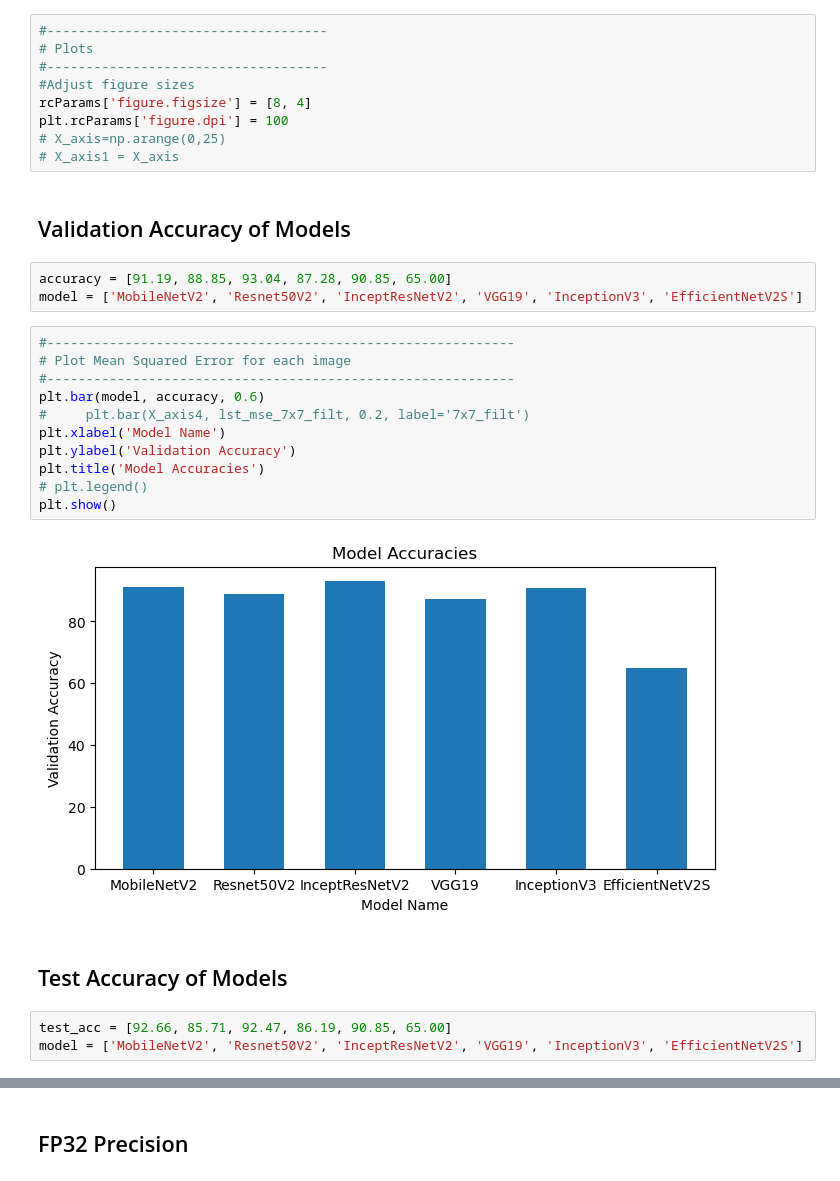
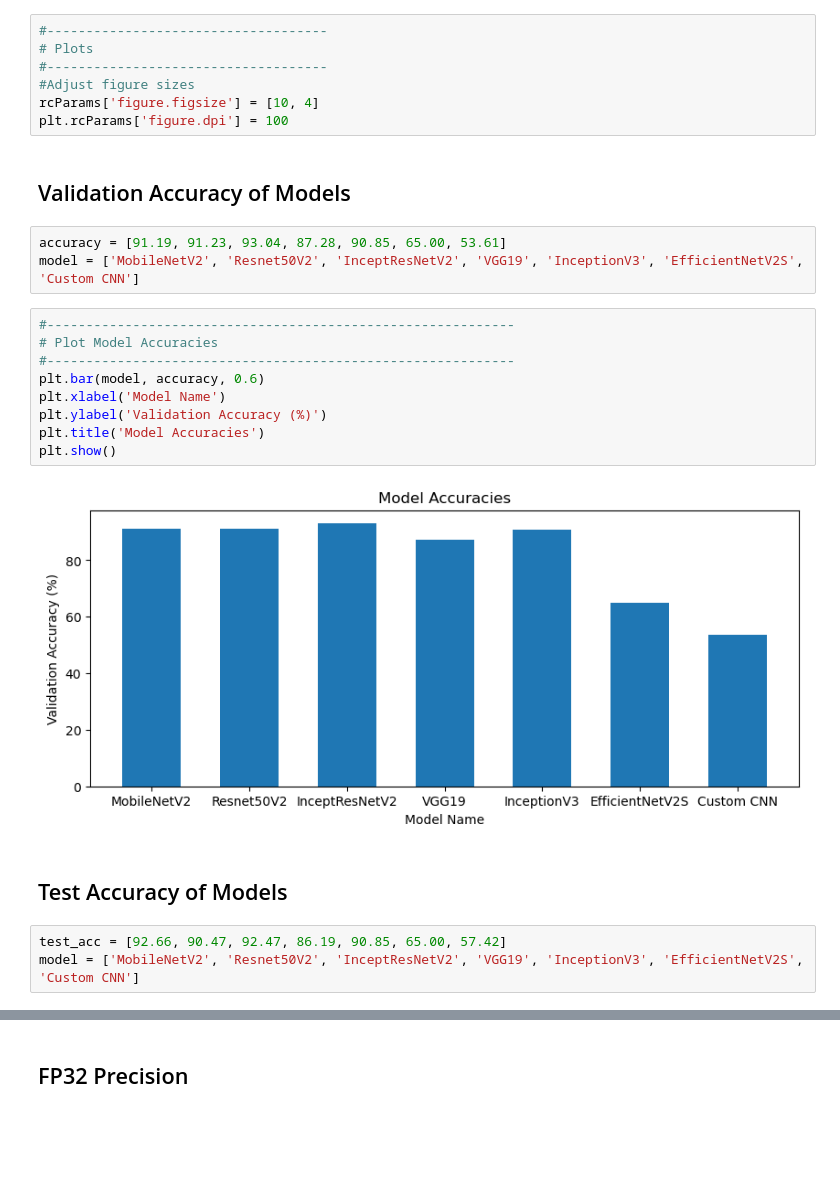
Before and after one commit to MiraGaikwad/NCS2_Remote_Sensing_Scene_classification, a Jupyter notebook: Model_Comparisions_Visualisation/Final_Inference.ipynb, the cells around one changed output, grey strips where cells are left out. Saved outputs shown, nothing was run; the diff lists cells and outputs as text; blank space fills up the shorter version.

Commit message:
Visualisation units were added

```diff
--- a/Model_Comparisions_Visualisation/Final_Inference.ipynb
+++ b/Model_Comparisions_Visualisation/Final_Inference.ipynb
@@ -17,32 +17,28 @@ from tqdm.notebook import tqdm
 # Plots
 #------------------------------------
 #Adjust figure sizes
-rcParams['figure.figsize'] = [8, 4]
+rcParams['figure.figsize'] = [10, 4]
 plt.rcParams['figure.dpi'] = 100
-# X_axis=np.arange(0,25)
-# X_axis1 = X_axis
 # %% [markdown]
 ## Validation Accuracy of Models
 # %%
-accuracy = [91.19, 88.85, 93.04, 87.28, 90.85, 65.00]
-model = ['MobileNetV2', 'Resnet50V2', 'InceptResNetV2', 'VGG19', 'InceptionV3', 'EfficientNetV2S']
+accuracy = [91.19, 91.23, 93.04, 87.28, 90.85, 65.00, 53.61]
+model = ['MobileNetV2', 'Resnet50V2', 'InceptResNetV2', 'VGG19', 'InceptionV3', 'EfficientNetV2S', 'Custom CNN']
 # %%
 #------------------------------------------------------------
-# Plot Mean Squared Error for each image
+# Plot Model Accuracies
 #------------------------------------------------------------
 plt.bar(model, accuracy, 0.6)
-#     plt.bar(X_axis4, lst_mse_7x7_filt, 0.2, label='7x7_filt')
 plt.xlabel('Model Name')
-plt.ylabel('Validation Accuracy')
+plt.ylabel('Validation Accuracy (%)')
 plt.title('Model Accuracies')
-# plt.legend()
 plt.show()
 # %% [output]
-[figure, old version]
+[figure, new version]
 # %% [markdown]
 ## Test Accuracy of Models
 # %%
-test_acc = [92.66, 85.71, 92.47, 86.19, 90.85, 65.00]
-model = ['MobileNetV2', 'Resnet50V2', 'InceptResNetV2', 'VGG19', 'InceptionV3', 'EfficientNetV2S']
+test_acc = [92.66, 90.47, 92.47, 86.19, 90.85, 65.00, 57.42]
+model = ['MobileNetV2', 'Resnet50V2', 'InceptResNetV2', 'VGG19', 'InceptionV3', 'EfficientNetV2S', 'Custom CNN']
 # %%
 #------------------------------------------------------------
```
Also changed, not shown: parts of 12 cells of this notebook, 2 other files.
